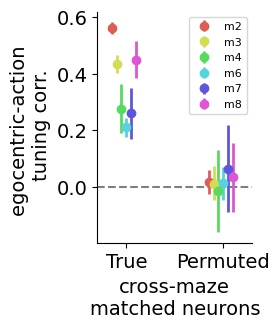
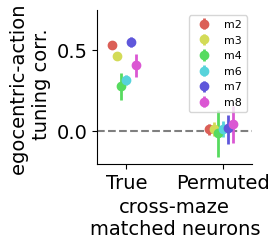
Code edit (unified diff) that turned the first committed figure into the second:
--- before
+++ after
@@ -1,4 +1,5 @@
 # plot summary stats correlating tuning curves across mazes
-for maze_pair in [("maze_1", "maze_2"), ("maze_2", "rooms_maze")]:
-    results = um_ea.get_cross_maze_corr_summary(maze_pair=maze_pair)
-    um_ea.plot_cross_maze_corrs_summary(results, print_stats=True, min_matches=10)
+results = um_ea.get_all_cross_maze_corrs()
+f, ax = plt.subplots(1, 1, figsize=(2, 2))
+um_ea.plot_cross_maze_corrs_summary(results, print_stats=True, ax=ax)
+ax.set_ylim(-0.2, 0.75)

Commit: fiddling with ego plots